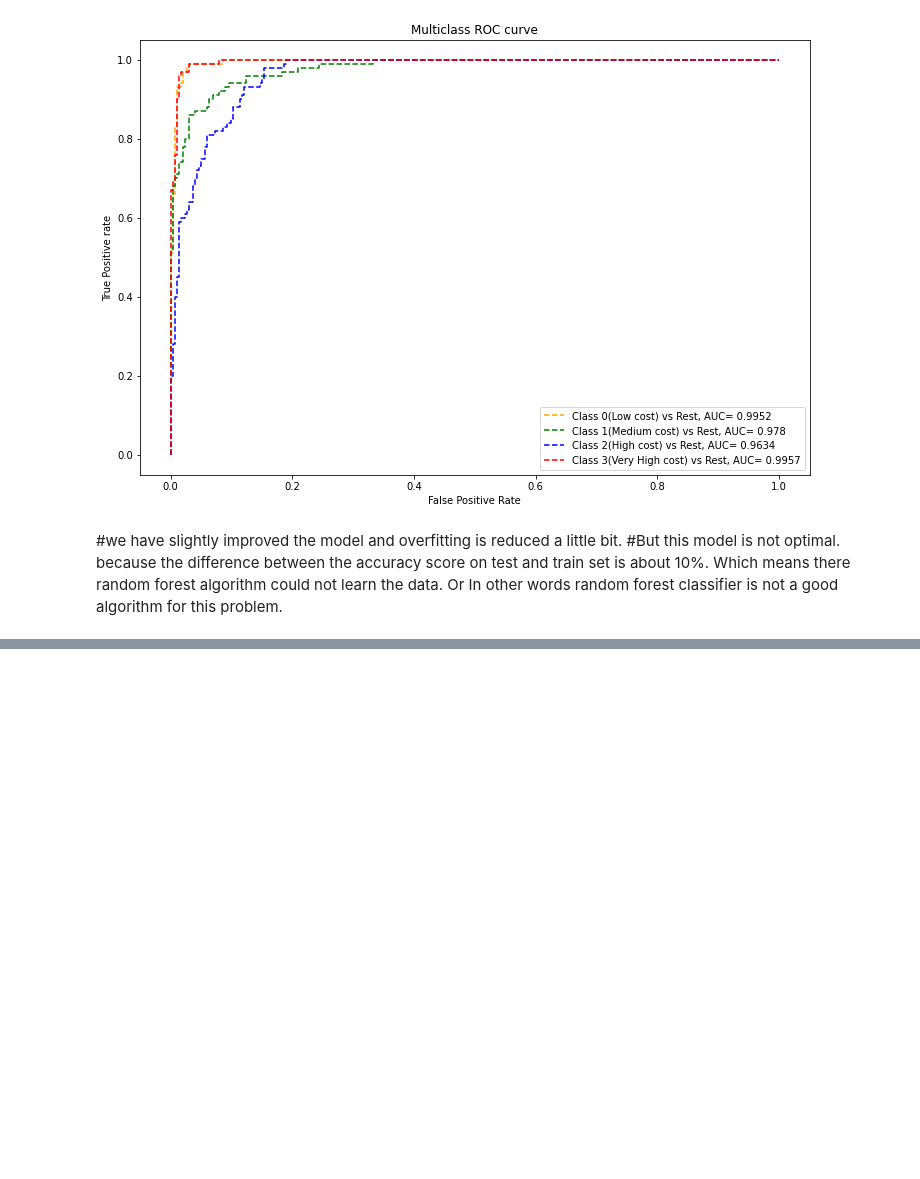
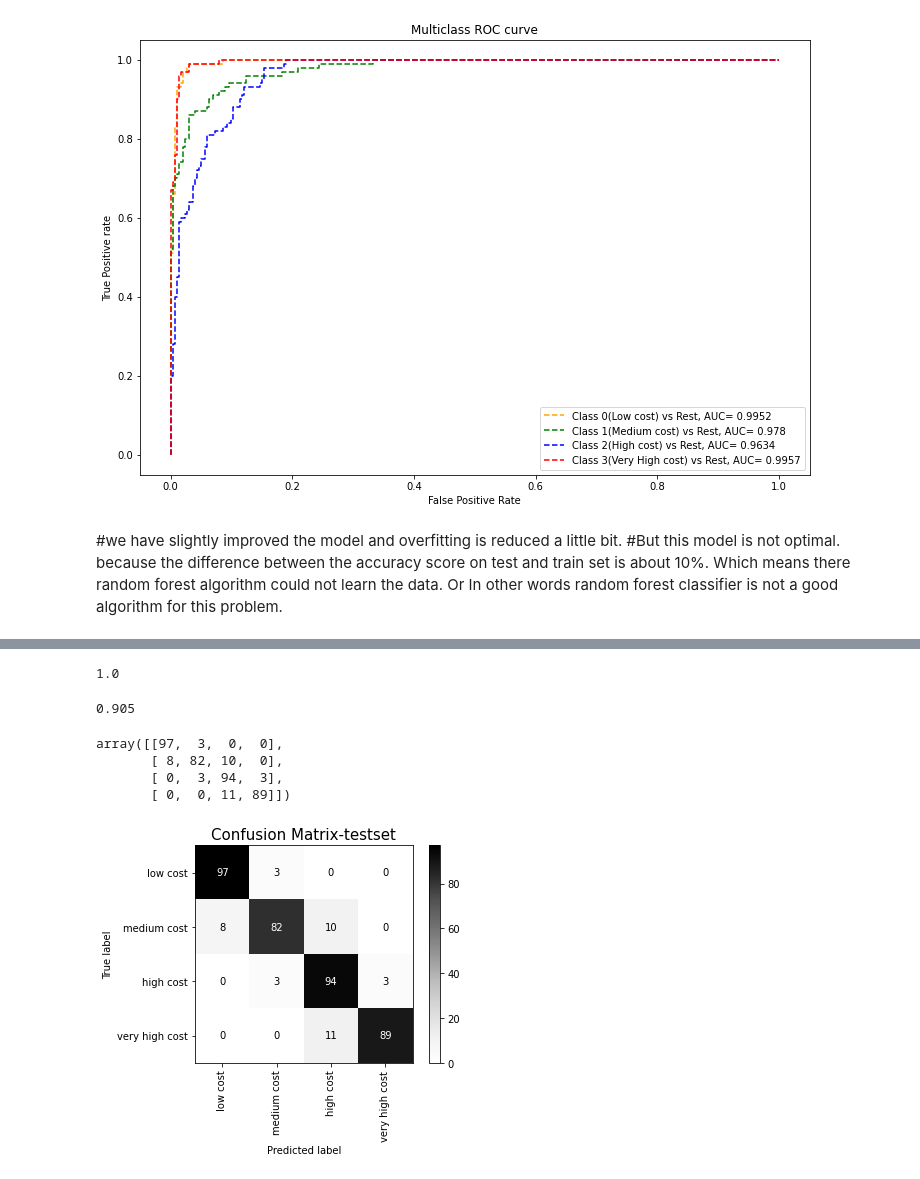
Before and after one commit to Lovejeet-Singh-31/Mobile-Price-Range-Prediction, a Jupyter notebook: Mobile_Price_Range_Prediction.ipynb, the cells around one changed output, grey strips where cells are left out. Drawn from its saved outputs; the diff is of its cells as text; code cells hidden in the pictures; blank space fills up the shorter version.

```diff
--- a/Mobile_Price_Range_Prediction.ipynb
+++ b/Mobile_Price_Range_Prediction.ipynb
@@ -1269,0 +1347,17 @@ performance_df=pd.DataFrame(dict1,index=[1])
+# %%
+# Creating an object of the classifier
+gbc=GradientBoostingClassifier(random_state=0)
+# %%
+# para_grid values to pass in gridsearchcv.
+grid_values={'learning_rate':[0.0001,0.001,0.01,0.1,1,2,3,4],
+             'min_samples_split':[6,10,20,30,40],
+             'n_estimators': [50, 80, 100]
+
+             }
+# %%
+# Applying GridSearchCV
+gbc_grid=GridSearchCV(gbc,
+                      param_grid=grid_values,
+                      cv=3,verbose=2,
+                      scoring='accuracy')
+gbc_grid.fit(X_train,y_train)
@@ -1269,0 +1399,3 @@ performance_df=pd.DataFrame(dict1,index=[1])
+# %%
+# Getting optimal model
+gbc_optimal=gbc_grid.best_estimator_
@@ -1269,0 +1406,27 @@ performance_df=pd.DataFrame(dict1,index=[1])
+# %%
+# train set accuracy score
+accuracy_score(y_train,y_train_pred)
+# %% [output]
+1.0
+# %%
+# test set accuracy score
+accuracy_score(y_test,y_pred)
+# %% [output]
+0.905
+# %%
+# confusion matrix
+cf_matrix=confusion_matrix(y_test,y_pred)
+cf_matrix
+# %% [output]
+array([[97,  3,  0,  0],
+       [ 8, 82, 10,  0],
+       [ 0,  3, 94,  3],
+       [ 0,  0, 11, 89]])
+# %%
+# plotting confusion matrix for test set.
+plot_confusion_matrix(gbc_optimal,X_test,y_test,cmap='Purples',display_labels=Class_cat,xticks_rotation='vertical')
+plt.grid(False)
+plt.title('Confusion Matrix-testset',fontsize=15)
+plt.show()
+# %% [output]
+[figure, added]
```
Also changed, not shown: parts of 116 cells of this notebook.
